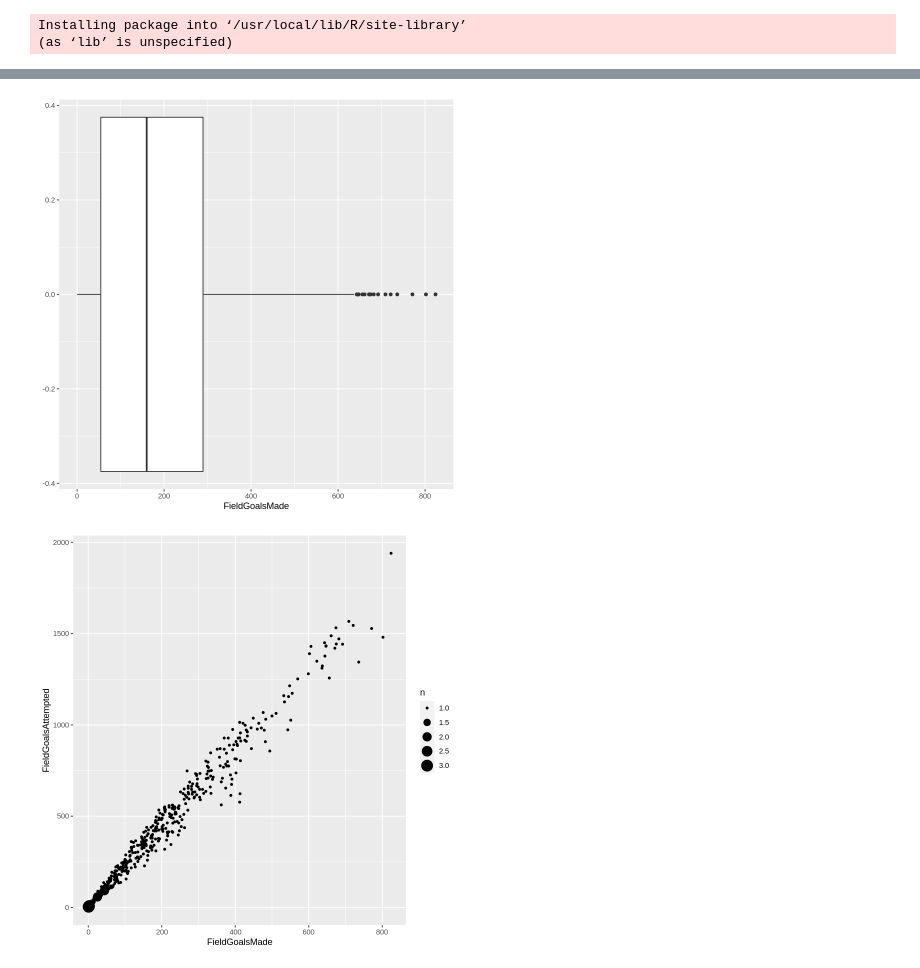
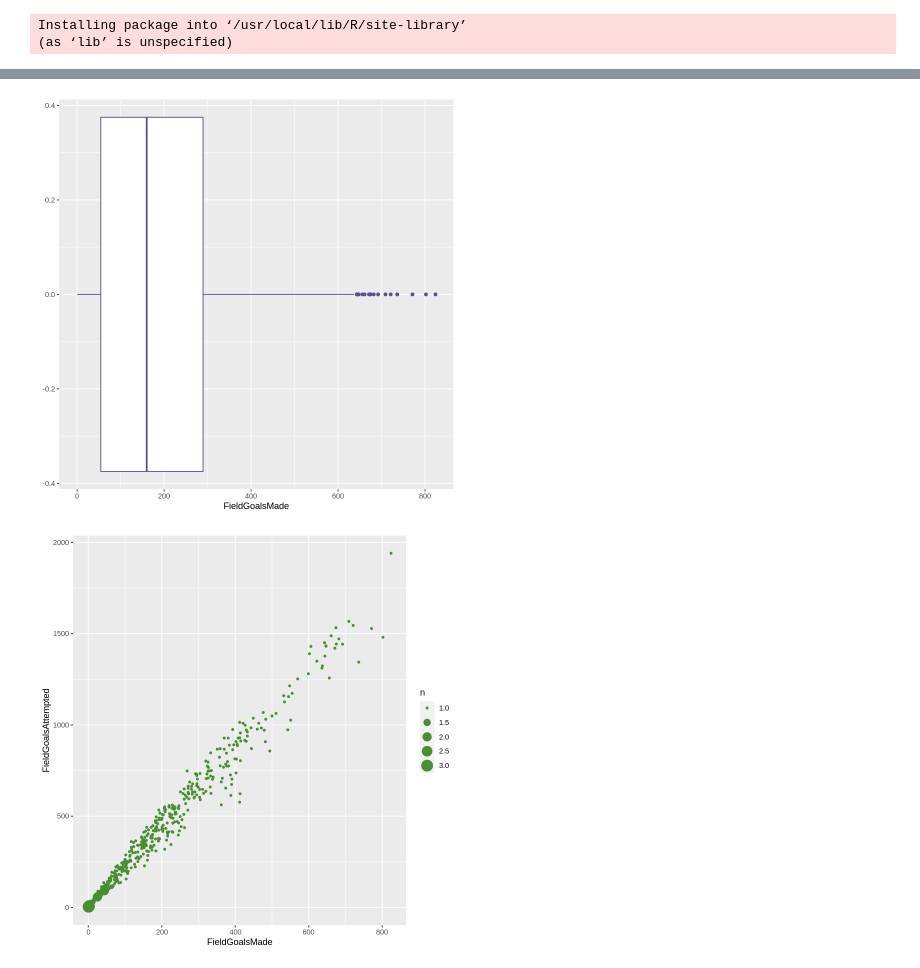
Before and after one commit to loopp45654/big-data, a Jupyter notebook: 期中考.ipynb, the cells around one changed output, grey strips where cells are left out. Saved outputs shown, nothing was run; the diff lists cells and outputs as text; code cells hidden in the pictures.

```diff
--- a/期中考.ipynb
+++ b/期中考.ipynb
@@ -104,10 +106,10 @@ ggplot(NBA1617,aes(x=FieldGoalsMade))+geom_bar()
 # %%
 ##由圖形可知大部分的球員的進球數為100-300之間
-ggplot(NBA1617,aes(x=FieldGoalsMade))+geom_boxplot()
+ggplot(NBA1617,aes(x=FieldGoalsMade))+geom_boxplot(color="#58508d")
 # %% [output]
-[figure, old version]
+[figure, new version]
 # %%
 ##圖形表示各個球員的當季的進球數和當季的出手次數的情況,越左上方表示投籃越不准,越右下表示投籃越不准,且點越大的人數越多
-ggplot(NBA1617,aes(x=FieldGoalsMade,y=FieldGoalsAttempted))+geom_count()
+ggplot(NBA1617,aes(x=FieldGoalsMade,y=FieldGoalsAttempted))+geom_count(color="#488f31")
 # %% [output]
-[figure, old version]
+[figure, new version]
```
Also changed, not shown: parts of 2 cells of this notebook.
